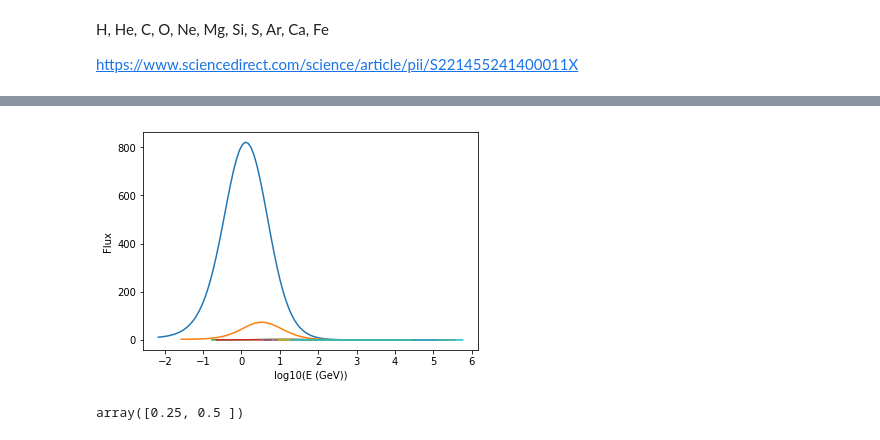
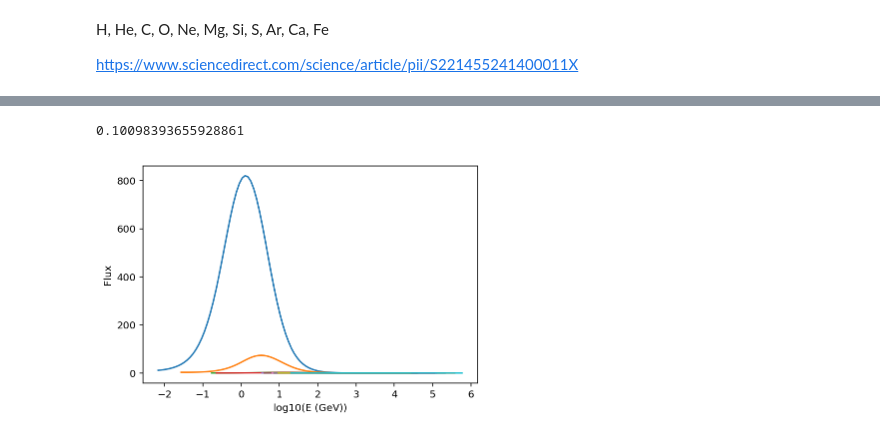
Before and after one commit to sballin/MagShield, a Jupyter notebook: notebooks/GCR spectrum.ipynb, the cells around one changed output, grey strips where cells are left out. Drawn from its saved outputs; the diff is of its cells as text; code cells hidden in the pictures.

```diff
--- a/notebooks/GCR spectrum.ipynb
+++ b/notebooks/GCR spectrum.ipynb
@@ -17,7 +17,7 @@ def getElementData(element):
     """
     energies = []
     fluxes = []
-    for filename in glob.glob(f'GCRdata/{element}/*.dat'):
+    for filename in glob.glob(f'../GCRdata/{element}/*.dat'):
         with open(filename, 'r') as f:
             lines = f.read()
         lines = lines.split('\n')
@@ -91,18 +91,17 @@ ax.legend();
 # %%
 fig, ax = plt.subplots()
 for element in ['H', 'He', 'C', 'O', 'Mg', 'Si', 'S', 'Ar', 'Ca', 'Fe']:
     fmin, fmax, f = getElementFunction(element)
     fx = np.linspace(fmin, fmax, 100)
     fy = [f(fxi) for fxi in fx]
     ax.plot(fx, [10**fyi for fyi in fy])
+    if element == 'H':
+        print(fx[np.argmax([10**fyi for fyi in fy])])
 ax.set_ylabel('Flux')
 ax.set_xlabel('log10(E (GeV))');
 # %% [output]
+0.10098393655928861
-[figure, old version]
+[figure, new version]
-# %%
-[1,2]/np.sum([1,3])
-# %% [output]
-array([0.25, 0.5 ])
 # %%
 def KEtoSpeed(KE, mass):
     """
```
Also changed, not shown: parts of 4 cells of this notebook, 5 other files.
